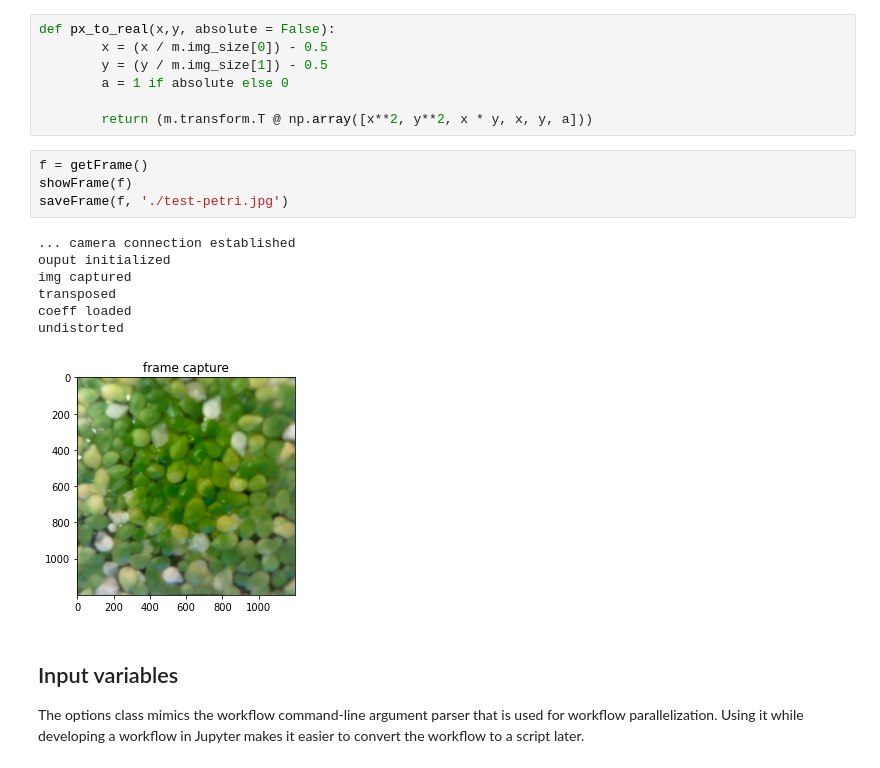
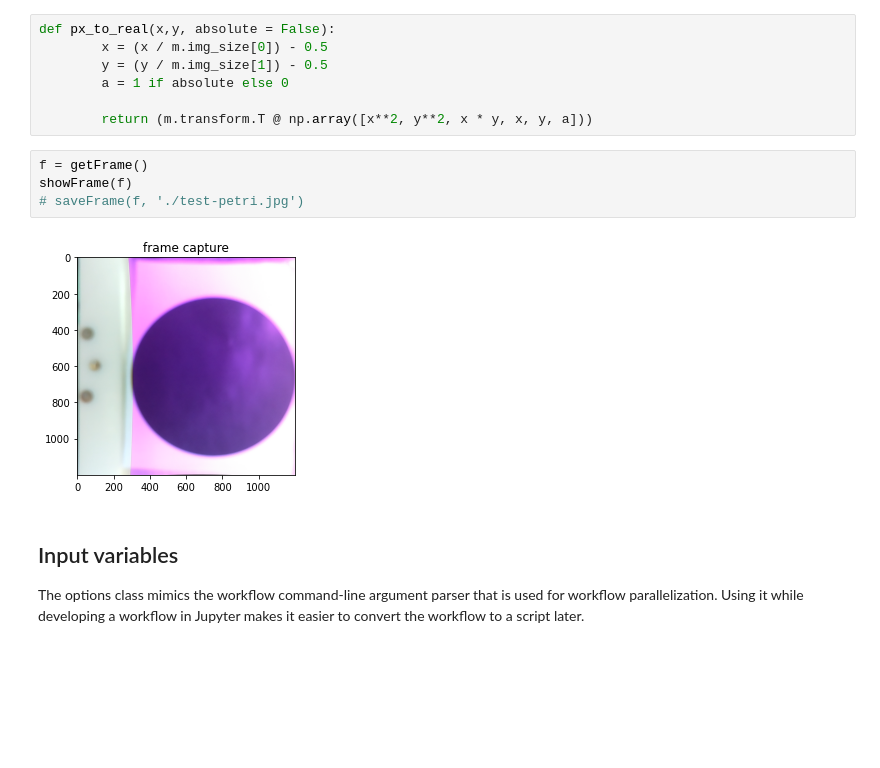
Before and after one commit to machineagency/duckbot, a Jupyter notebook: notebooks/plant_image_analysis.ipynb, the cells around one changed output. Saved outputs shown, nothing was run; the diff lists cells and outputs as text; blank space fills up the shorter version.

```diff
--- a/notebooks/plant_image_analysis.ipynb
+++ b/notebooks/plant_image_analysis.ipynb
@@ -66,15 +66,9 @@ def px_to_real(x,y, absolute = False):
 # %%
 f = getFrame()
 showFrame(f)
-saveFrame(f, './test-petri.jpg')
+# saveFrame(f, './test-petri.jpg')
 # %% [output]
-... camera connection established
-ouput initialized
-img captured
-transposed
-coeff loaded
-undistorted
-[figure, old version]
+[figure, new version]
 # %% [markdown]
 ## Input variables
 
```
Also changed, not shown: parts of 2 cells of this notebook, 13 other files.
